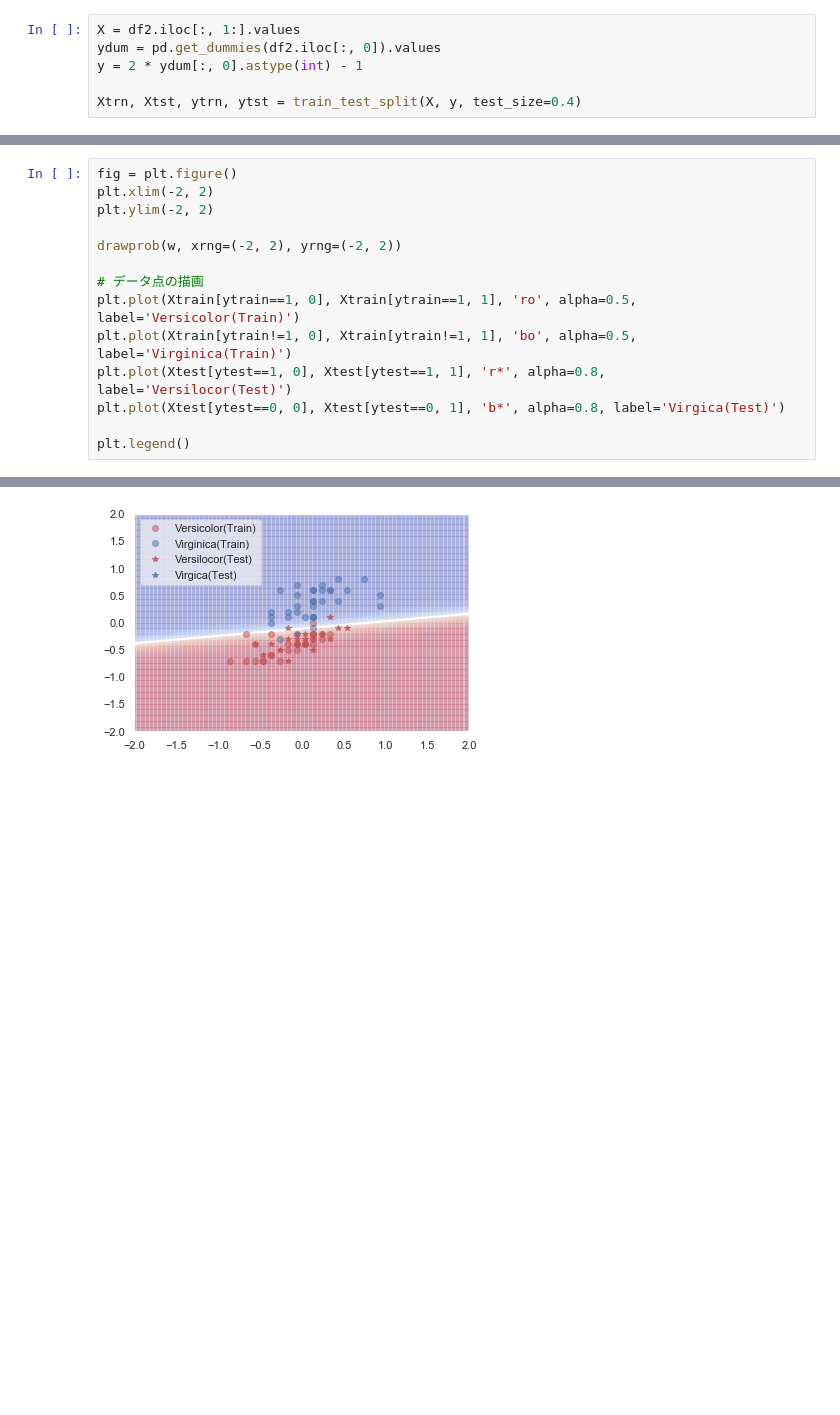
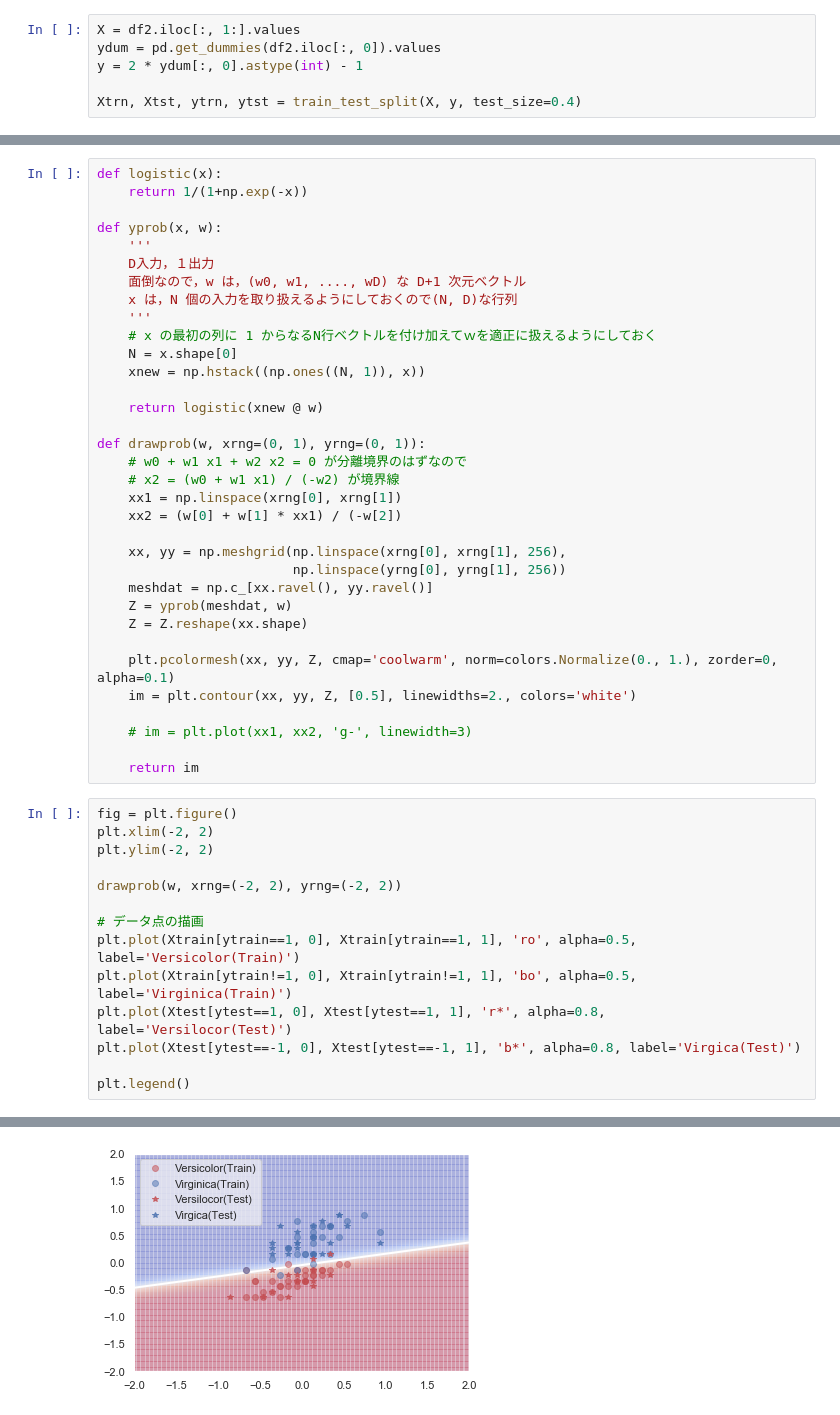
Before and after one commit to Shun2222/Machin-Learning, a Jupyter notebook: Classifier/LDA_Logistic_Regression_with_Iris.ipynb, the cells around one changed output, grey strips where cells are left out. Cells and saved outputs as stored; diff of their text form; blank space fills up the shorter version.

```diff
--- a/Classifier/LDA_Logistic_Regression_with_Iris.ipynb
+++ b/Classifier/LDA_Logistic_Regression_with_Iris.ipynb
@@ -184,17 +188,51 @@ print(w / np.sqrt(w @ w))
+# %%
+def logistic(x):
+    return 1/(1+np.exp(-x))
+
+def yprob(x, w):
+    '''
+    D入力，１出力
+    面倒なので，w は，(w0, w1, ...., wD) な D+1 次元ベクトル
+    x は，N 個の入力を取り扱えるようにしておくので(N, D)な行列
+    '''
+    # x の最初の列に 1 からなるN行ベクトルを付け加えてｗを適正に扱えるようにしておく
+    N = x.shape[0]
+    xnew = np.hstack((np.ones((N, 1)), x))
+
+    return logistic(xnew @ w)
+
+def drawprob(w, xrng=(0, 1), yrng=(0, 1)):
+    # w0 + w1 x1 + w2 x2 = 0 が分離境界のはずなので
+    # x2 = (w0 + w1 x1) / (-w2) が境界線
+    xx1 = np.linspace(xrng[0], xrng[1])
+    xx2 = (w[0] + w[1] * xx1) / (-w[2])
+
+    xx, yy = np.meshgrid(np.linspace(xrng[0], xrng[1], 256),
+                         np.linspace(yrng[0], yrng[1], 256))
+    meshdat = np.c_[xx.ravel(), yy.ravel()]
+    Z = yprob(meshdat, w)
+    Z = Z.reshape(xx.shape)
+
+    plt.pcolormesh(xx, yy, Z, cmap='coolwarm', norm=colors.Normalize(0., 1.), zorder=0, alpha=0.1)
+    im = plt.contour(xx, yy, Z, [0.5], linewidths=2., colors='white')
+
+    # im = plt.plot(xx1, xx2, 'g-', linewidth=3)
+
+    return im
 # %%
 fig = plt.figure()
 plt.xlim(-2, 2)
 plt.ylim(-2, 2)
 
 drawprob(w, xrng=(-2, 2), yrng=(-2, 2))
 
 # データ点の描画
 plt.plot(Xtrain[ytrain==1, 0], Xtrain[ytrain==1, 1], 'ro', alpha=0.5, label='Versicolor(Train)')
 plt.plot(Xtrain[ytrain!=1, 0], Xtrain[ytrain!=1, 1], 'bo', alpha=0.5, label='Virginica(Train)')
 plt.plot(Xtest[ytest==1, 0], Xtest[ytest==1, 1], 'r*', alpha=0.8, label='Versilocor(Test)')
-plt.plot(Xtest[ytest==0, 0], Xtest[ytest==0, 1], 'b*', alpha=0.8, label='Virgica(Test)')
+plt.plot(Xtest[ytest==-1, 0], Xtest[ytest==-1, 1], 'b*', alpha=0.8, label='Virgica(Test)')
 
 plt.legend()
 # %% [output]
 <matplotlib.legend.Legend at 0x...>
-[figure, old version]
+[figure, new version]
```
Also changed, not shown: parts of 11 cells of this notebook.
